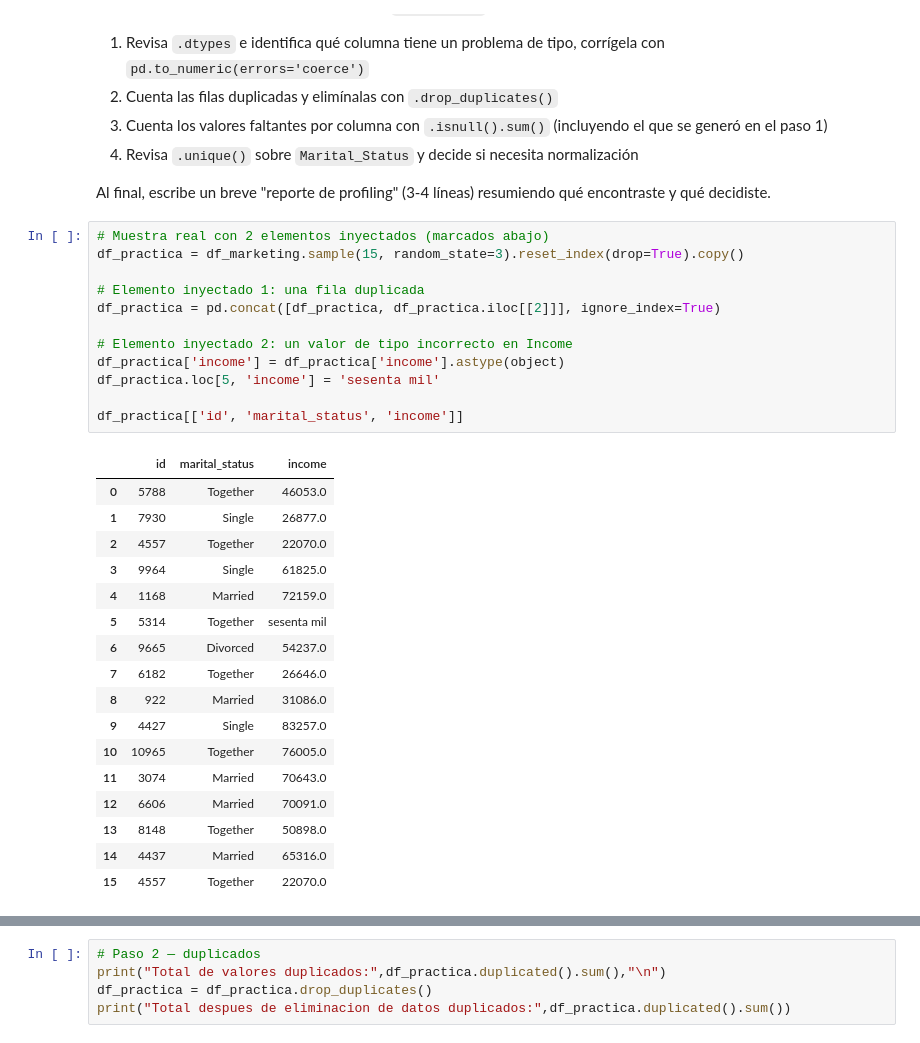
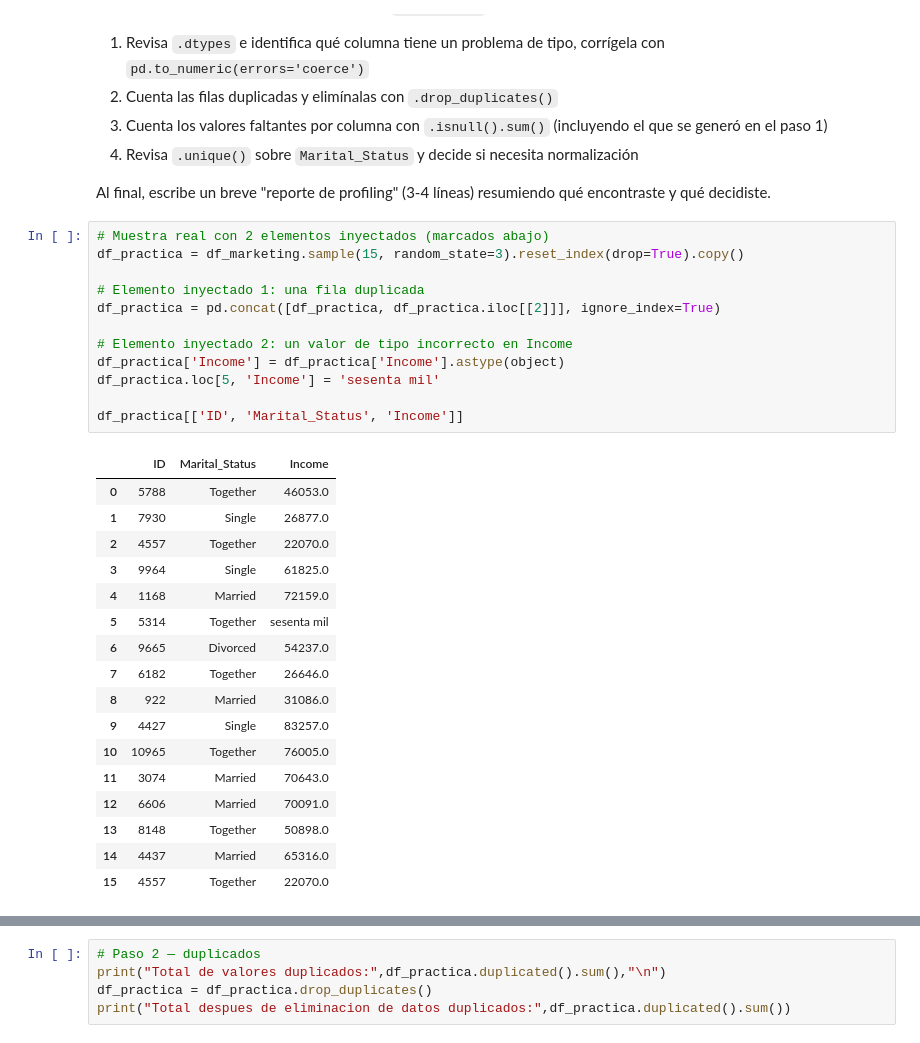
Before and after one commit to AM0ya/Clase_Programacion, a Jupyter notebook: Sesion10_Data_Profiling_Entregable_MATRICULA.ipynb, the cells around one changed output, grey strips where cells are left out. Saved outputs shown, nothing was run; the diff lists cells and outputs as text.

```diff
--- a/Sesion10_Data_Profiling_Entregable_MATRICULA.ipynb
+++ b/Sesion10_Data_Profiling_Entregable_MATRICULA.ipynb
@@ -278,17 +275,17 @@ Al final, escribe un breve "reporte de profiling" (3-4 líneas) resumiendo qué
 # %%
 # Muestra real con 2 elementos inyectados (marcados abajo)
 df_practica = df_marketing.sample(15, random_state=3).reset_index(drop=True).copy()
 
 # Elemento inyectado 1: una fila duplicada
 df_practica = pd.concat([df_practica, df_practica.iloc[[2]]], ignore_index=True)
 
 # Elemento inyectado 2: un valor de tipo incorrecto en Income
-df_practica['income'] = df_practica['income'].astype(object)
-df_practica.loc[5, 'income'] = 'sesenta mil'
+df_practica['Income'] = df_practica['Income'].astype(object)
+df_practica.loc[5, 'Income'] = 'sesenta mil'
 
-df_practica[['id', 'marital_status', 'income']]
+df_practica[['ID', 'Marital_Status', 'Income']]
 # %% [output]
-|  | id | marital_status | income |
+|  | ID | Marital_Status | Income |
 | 0 | 5788 | Together | 46053.0 |
 | 1 | 7930 | Single | 26877.0 |
 | 2 | 4557 | Together | 22070.0 |
```
Also changed, not shown: parts of 9 cells of this notebook.
